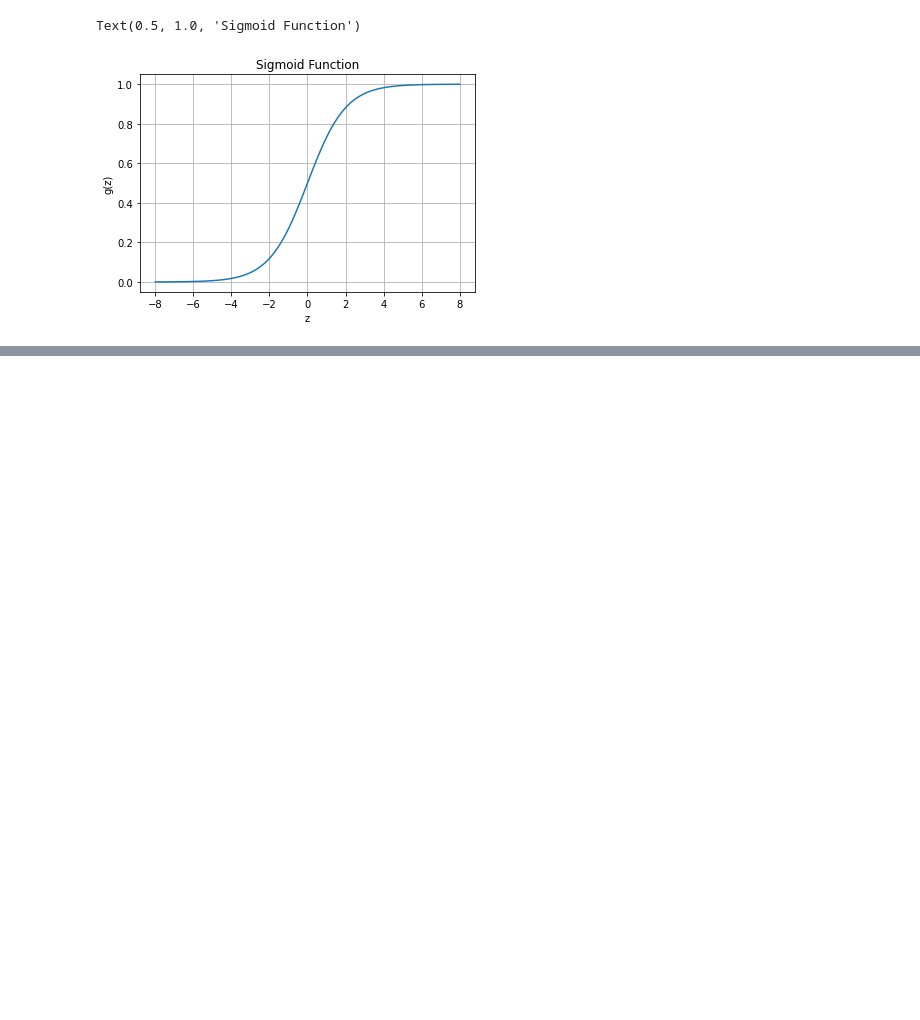
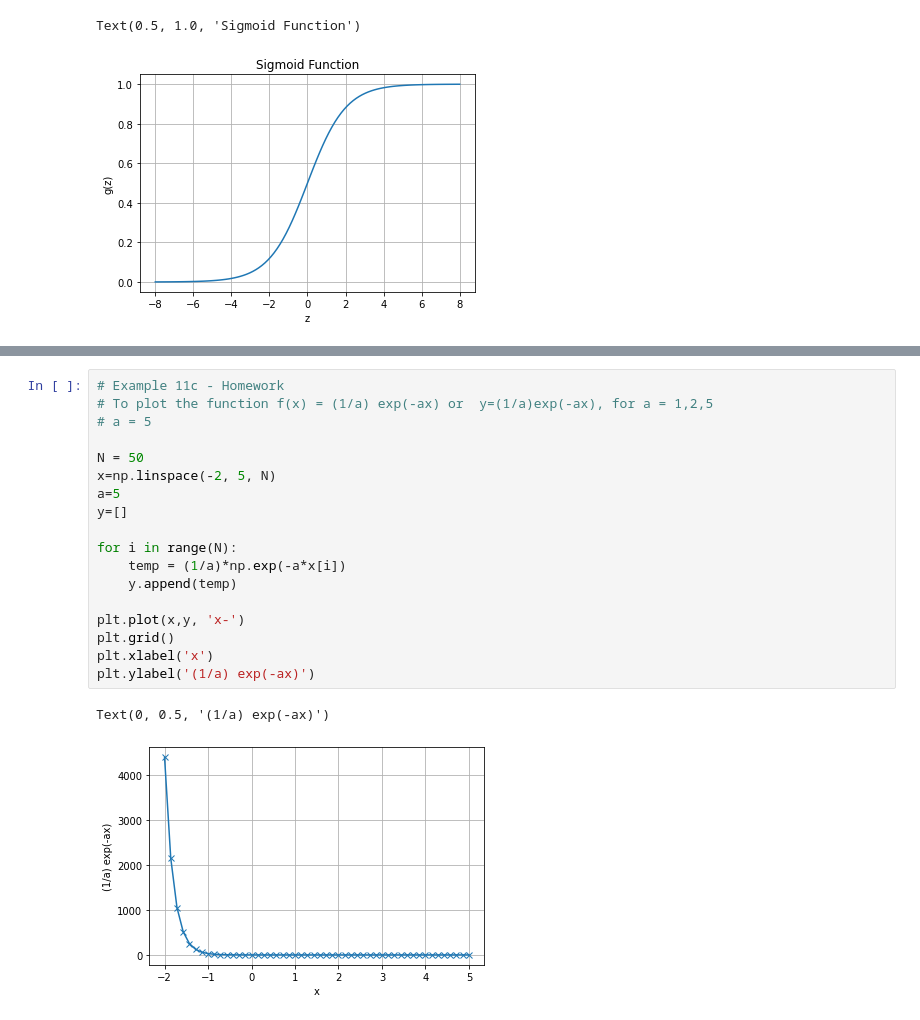
Before and after one commit to sahanal2603/Data-Science-and-Analytics, a Jupyter notebook: To_plot_a_function.ipynb, the cells around one changed output, grey strips where cells are left out. Saved outputs shown, nothing was run; the diff lists cells and outputs as text; blank space fills up the shorter version.

```diff
--- a/To_plot_a_function.ipynb
+++ b/To_plot_a_function.ipynb
@@ -218,0 +261,21 @@ Text(0.5, 1.0, 'Sigmoid Function')
+# %%
+# Example 11c - Homework
+# To plot the function f(x) = (1/a) exp(-ax) or  y=(1/a)exp(-ax), for a = 1,2,5
+# a = 5
+
+N = 50
+x=np.linspace(-2, 5, N)
+a=5
+y=[]
+
+for i in range(N):
+    temp = (1/a)*np.exp(-a*x[i])
+    y.append(temp)
+
+plt.plot(x,y, 'x-')
+plt.grid()
+plt.xlabel('x')
+plt.ylabel('(1/a) exp(-ax)')
+# %% [output]
+Text(0, 0.5, '(1/a) exp(-ax)')
+[figure, added]
```
Also changed, not shown: parts of 2 cells of this notebook.
